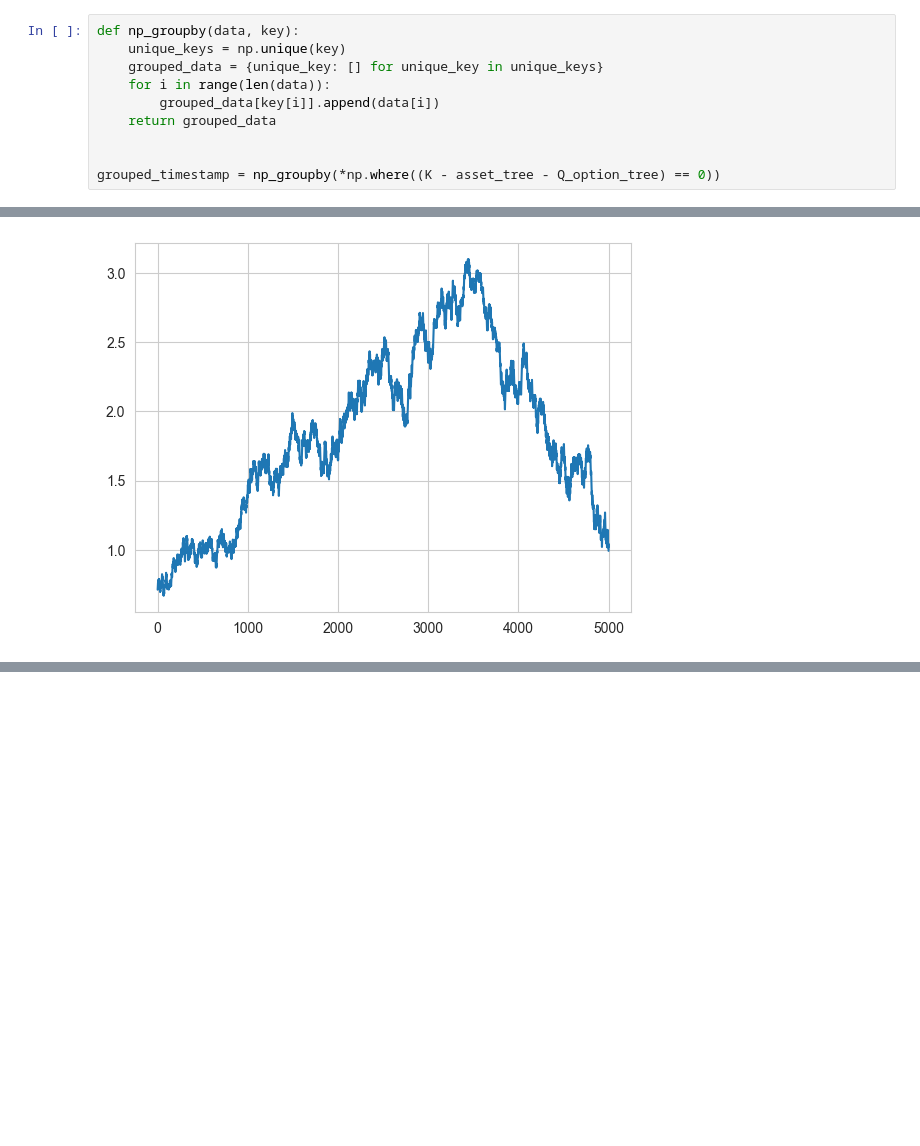
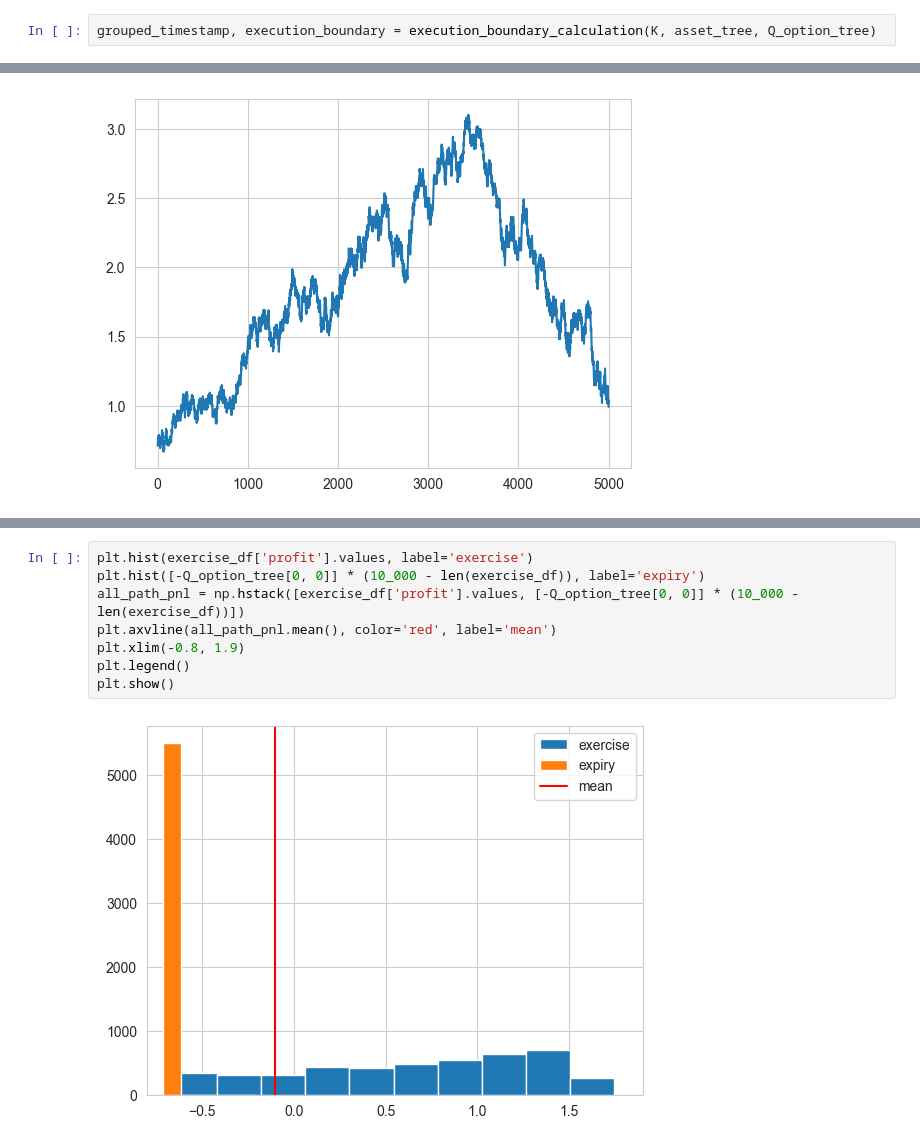
Before and after one commit to kaiwenShen/Pricing_Project1, a Jupyter notebook: Project1.ipynb, the cells around one changed output, grey strips where cells are left out. Cells and saved outputs as stored; diff of their text form; blank space fills up the shorter version.

```diff
--- a/Project1.ipynb
+++ b/Project1.ipynb
@@ -124,10 +156,2 @@ array([[0.71112039, 0.69878279, 0.6865766 , 0.67450203, 0.6625593 ,
 # %%
-def np_groupby(data, key):
-    unique_keys = np.unique(key)
-    grouped_data = {unique_key: [] for unique_key in unique_keys}
-    for i in range(len(data)):
-        grouped_data[key[i]].append(data[i])
-    return grouped_data
-
-
-grouped_timestamp = np_groupby(*np.where((K - asset_tree - Q_option_tree) == 0))
+grouped_timestamp, execution_boundary = execution_boundary_calculation(K, asset_tree, Q_option_tree)
@@ -245,0 +323,10 @@ plt.plot(option_price_path)
+# %%
+plt.hist(exercise_df['profit'].values, label='exercise')
+plt.hist([-Q_option_tree[0, 0]] * (10_000 - len(exercise_df)), label='expiry')
+all_path_pnl = np.hstack([exercise_df['profit'].values, [-Q_option_tree[0, 0]] * (10_000 - len(exercise_df))])
+plt.axvline(all_path_pnl.mean(), color='red', label='mean')
+plt.xlim(-0.8, 1.9)
+plt.legend()
+plt.show()
+# %% [output]
+[figure, added]
```
Also changed, not shown: parts of 37 cells of this notebook.
